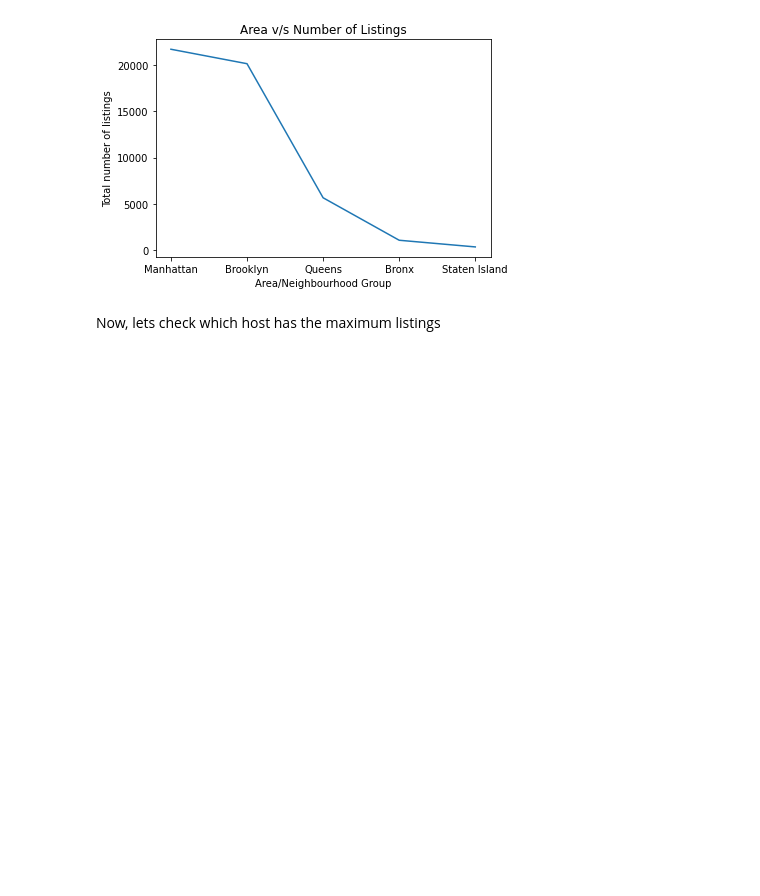
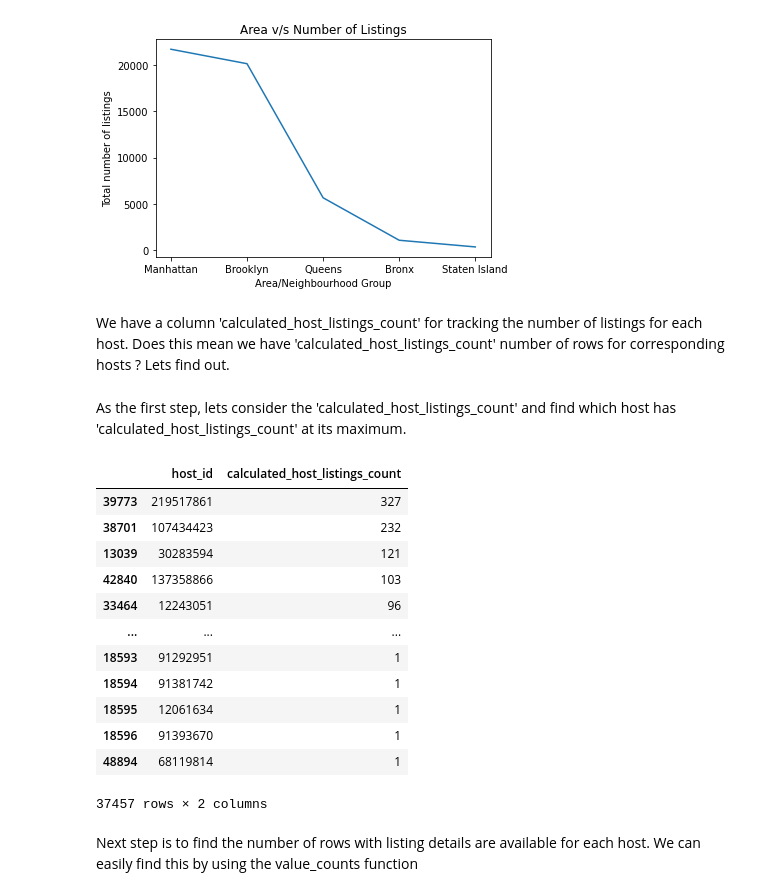
Before and after one commit to NayanaPradeep/Airbnb-Bookings-Analysis, a Jupyter notebook: Airbnb_Bookings_Analysis_Capstone_Project.ipynb, the cells around one changed output. Saved outputs shown, nothing was run; the diff lists cells and outputs as text; code cells hidden in the pictures; blank space fills up the shorter version.

```diff
--- a/Airbnb_Bookings_Analysis_Capstone_Project.ipynb
+++ b/Airbnb_Bookings_Analysis_Capstone_Project.ipynb
@@ -192,5 +192,3 @@ plt.xlabel('Area/Neighbourhood Group')
 # %% [output]
 Text(0.5, 0, 'Area/Neighbourhood Group')
 [figure]
-# %% [markdown]
-Now, lets check which host has the maximum listings
@@ -198,0 +195,26 @@ airbnb_df["calculated_host_listings_count"].max()
+# %% [markdown]
+We have a column 'calculated_host_listings_count' for tracking the number of listings for each host. Does this mean we have  'calculated_host_listings_count' number of rows for corresponding hosts ? Lets find out.
+# %% [markdown]
+As the first step, lets consider the 'calculated_host_listings_count' and find which host has 'calculated_host_listings_count' at its maximum.
+# %%
+#Copy the host_id and calculated_host_listing_count column to another data set and sort it descending order of calculated_host_listing_count
+calculated_host_listing=airbnb_df[['host_id', 'calculated_host_listings_count']].sort_values('calculated_host_listings_count',ascending=False)
+
+#Remove all the duplicates to make the dataframe simpler
+calculated_host_listing.drop_duplicates()
+# %% [output]
+|  | host_id | calculated_host_listings_count |
+| 39773 | 219517861 | 327 |
+| 38701 | 107434423 | 232 |
+| 13039 | 30283594 | 121 |
+| 42840 | 137358866 | 103 |
+| 33464 | 12243051 | 96 |
+| ... | ... | ... |
+| 18593 | 91292951 | 1 |
+| 18594 | 91381742 | 1 |
+| 18595 | 12061634 | 1 |
+| 18596 | 91393670 | 1 |
+| 48894 | 68119814 | 1 |
+37457 rows × 2 columns
+# %% [markdown]
+Next step is to find the number of rows with listing details are available for each host. We can easily find this by using the value_counts function
```
Also changed, not shown: parts of 8 cells of this notebook.
